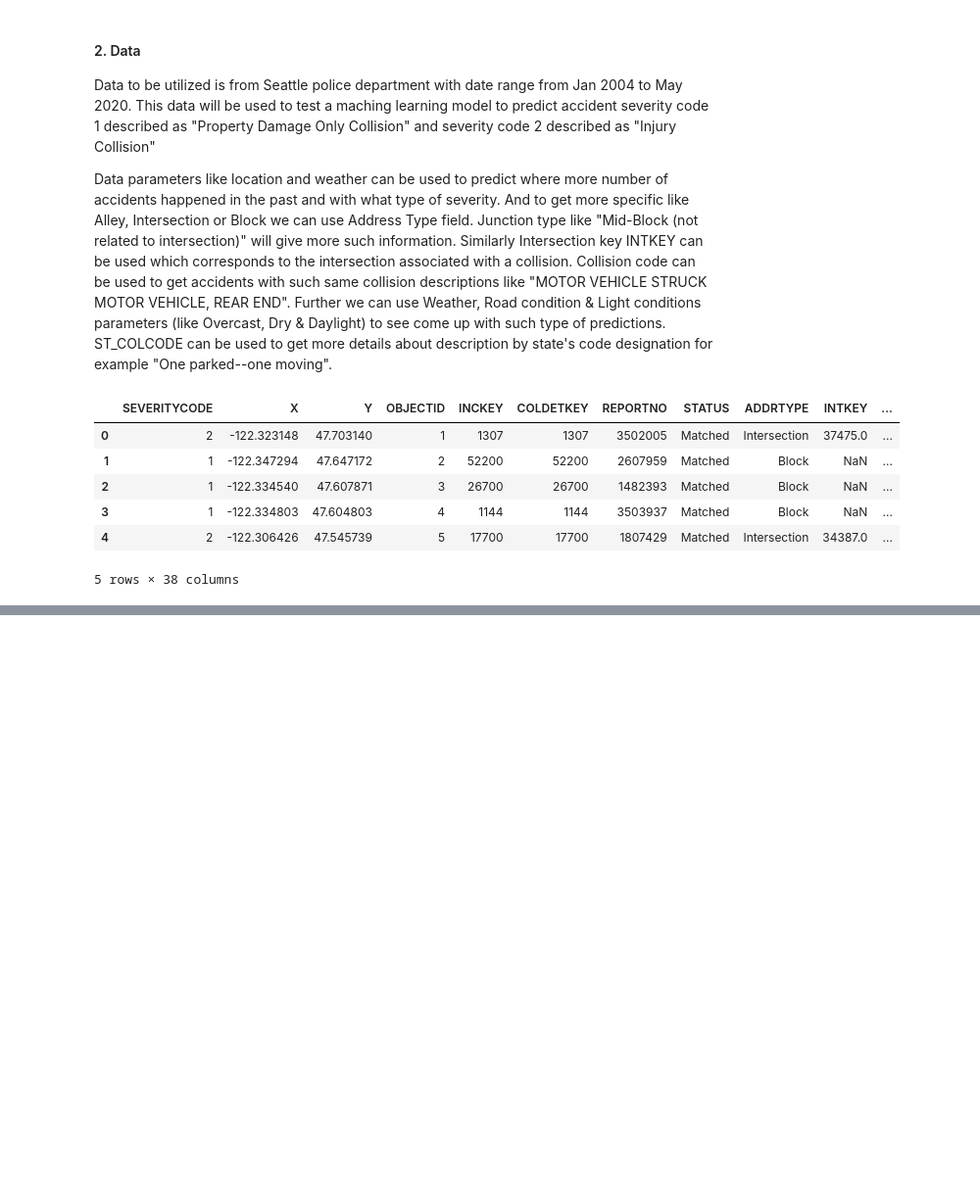
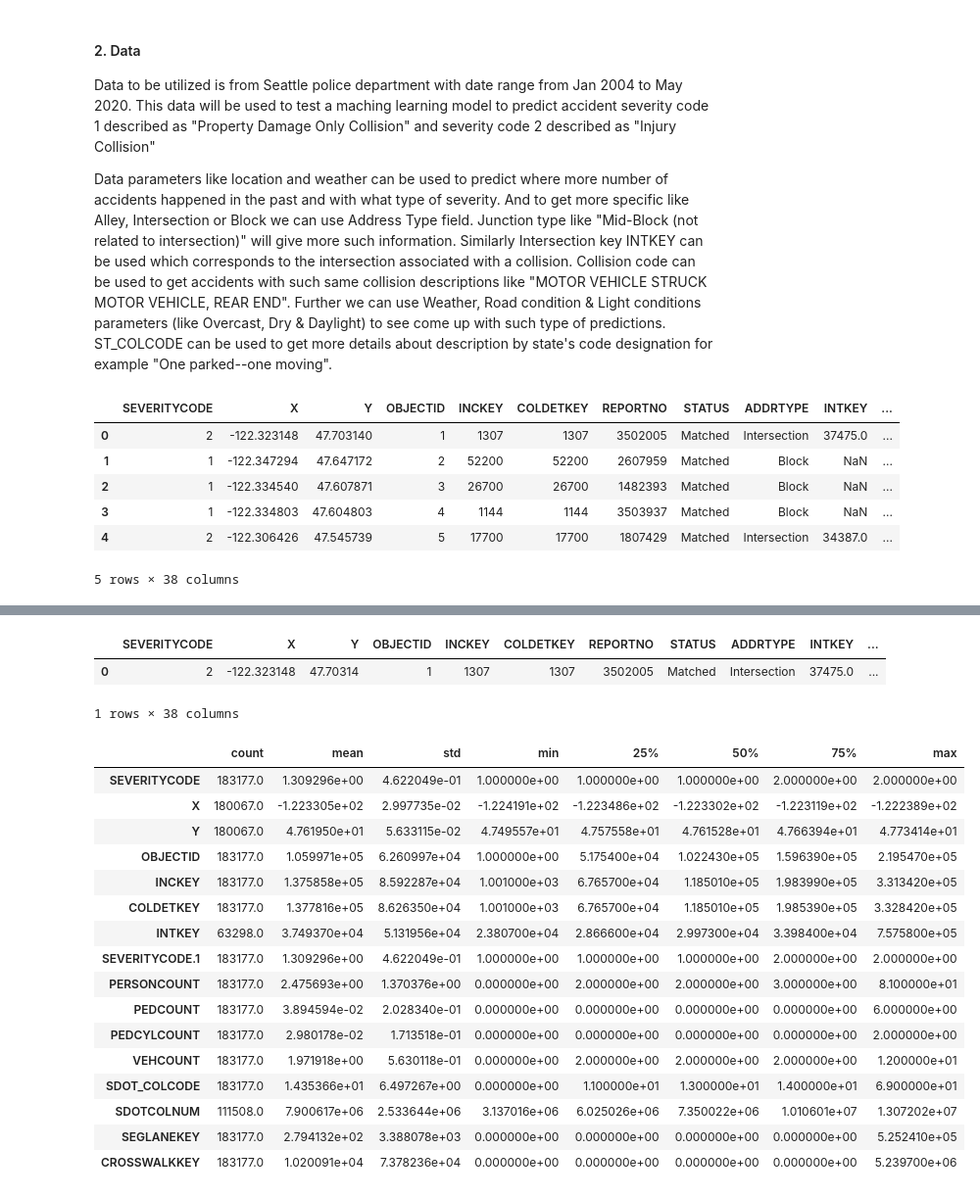
Before and after one commit to v111-hub/Coursera_Capstone, a Jupyter notebook: scripts/Capstone_Project-Car-accident-severity-Week-2.ipynb, the cells around one changed output, grey strips where cells are left out. Shown at 98% size. Drawn from its saved outputs; the diff is of its cells as text; code cells hidden in the pictures; blank space fills up the shorter version.

```diff
--- a/scripts/Capstone_Project-Car-accident-severity-Week-2.ipynb
+++ b/scripts/Capstone_Project-Car-accident-severity-Week-2.ipynb
@@ -51,0 +117,26 @@ df_collision_data_1.head()
+# %%
+df.head(1)
+# %% [output]
+|  | SEVERITYCODE | X | Y | OBJECTID | INCKEY | COLDETKEY | REPORTNO | STATUS | ADDRTYPE | INTKEY | ... |
+| 0 | 2 | -122.323148 | 47.70314 | 1 | 1307 | 1307 | 3502005 | Matched | Intersection | 37475.0 | ... |
+1 rows × 38 columns
+# %%
+df.describe().T
+# %% [output]
+|  | count | mean | std | min | 25% | 50% | 75% | max |
+| SEVERITYCODE | 183177.0 | 1.309296e+00 | 4.622049e-01 | 1.000000e+00 | 1.000000e+00 | 1.000000e+00 | 2.000000e+00 | 2.000000e+00 |
+| X | 180067.0 | -1.223305e+02 | 2.997735e-02 | -1.224191e+02 | -1.223486e+02 | -1.223302e+02 | -1.223119e+02 | -1.222389e+02 |
+| Y | 180067.0 | 4.761950e+01 | 5.633115e-02 | 4.749557e+01 | 4.757558e+01 | 4.761528e+01 | 4.766394e+01 | 4.773414e+01 |
+| OBJECTID | 183177.0 | 1.059971e+05 | 6.260997e+04 | 1.000000e+00 | 5.175400e+04 | 1.022430e+05 | 1.596390e+05 | 2.195470e+05 |
+| INCKEY | 183177.0 | 1.375858e+05 | 8.592287e+04 | 1.001000e+03 | 6.765700e+04 | 1.185010e+05 | 1.983990e+05 | 3.313420e+05 |
+| COLDETKEY | 183177.0 | 1.377816e+05 | 8.626350e+04 | 1.001000e+03 | 6.765700e+04 | 1.185010e+05 | 1.985390e+05 | 3.328420e+05 |
+| INTKEY | 63298.0 | 3.749370e+04 | 5.131956e+04 | 2.380700e+04 | 2.866600e+04 | 2.997300e+04 | 3.398400e+04 | 7.575800e+05 |
+| SEVERITYCODE.1 | 183177.0 | 1.309296e+00 | 4.622049e-01 | 1.000000e+00 | 1.000000e+00 | 1.000000e+00 | 2.000000e+00 | 2.000000e+00 |
+| PERSONCOUNT | 183177.0 | 2.475693e+00 | 1.370376e+00 | 0.000000e+00 | 2.000000e+00 | 2.000000e+00 | 3.000000e+00 | 8.100000e+01 |
+| PEDCOUNT | 183177.0 | 3.894594e-02 | 2.028340e-01 | 0.000000e+00 | 0.000000e+00 | 0.000000e+00 | 0.000000e+00 | 6.000000e+00 |
+| PEDCYLCOUNT | 183177.0 | 2.980178e-02 | 1.713518e-01 | 0.000000e+00 | 0.000000e+00 | 0.000000e+00 | 0.000000e+00 | 2.000000e+00 |
+| VEHCOUNT | 183177.0 | 1.971918e+00 | 5.630118e-01 | 0.000000e+00 | 2.000000e+00 | 2.000000e+00 | 2.000000e+00 | 1.200000e+01 |
+| SDOT_COLCODE | 183177.0 | 1.435366e+01 | 6.497267e+00 | 0.000000e+00 | 1.100000e+01 | 1.300000e+01 | 1.400000e+01 | 6.900000e+01 |
+| SDOTCOLNUM | 111508.0 | 7.900617e+06 | 2.533644e+06 | 3.137016e+06 | 6.025026e+06 | 7.350022e+06 | 1.010601e+07 | 1.307202e+07 |
+| SEGLANEKEY | 183177.0 | 2.794132e+02 | 3.388078e+03 | 0.000000e+00 | 0.000000e+00 | 0.000000e+00 | 0.000000e+00 | 5.252410e+05 |
+| CROSSWALKKEY | 183177.0 | 1.020091e+04 | 7.378236e+04 | 0.000000e+00 | 0.000000e+00 | 0.000000e+00 | 0.000000e+00 | 5.239700e+06 |
```
Also changed, not shown: parts of 46 cells of this notebook.
